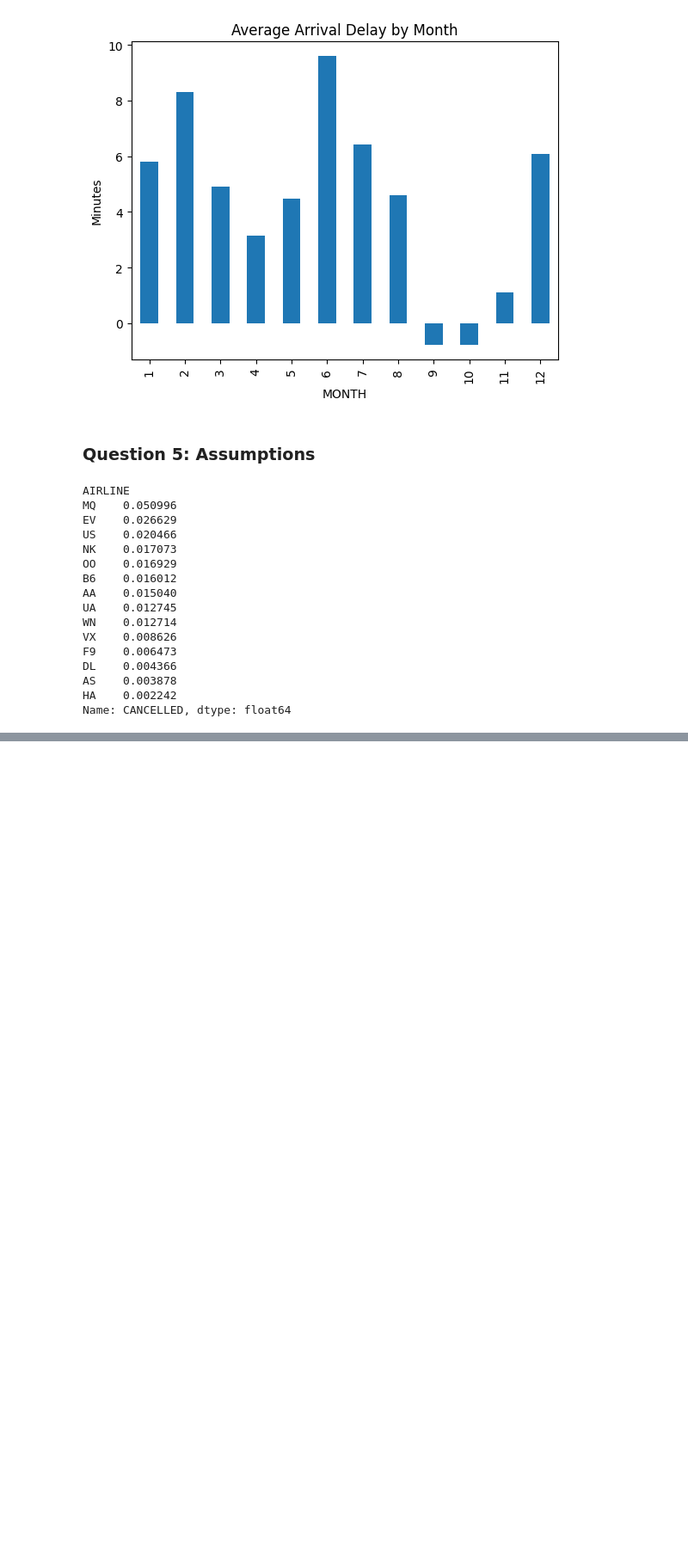
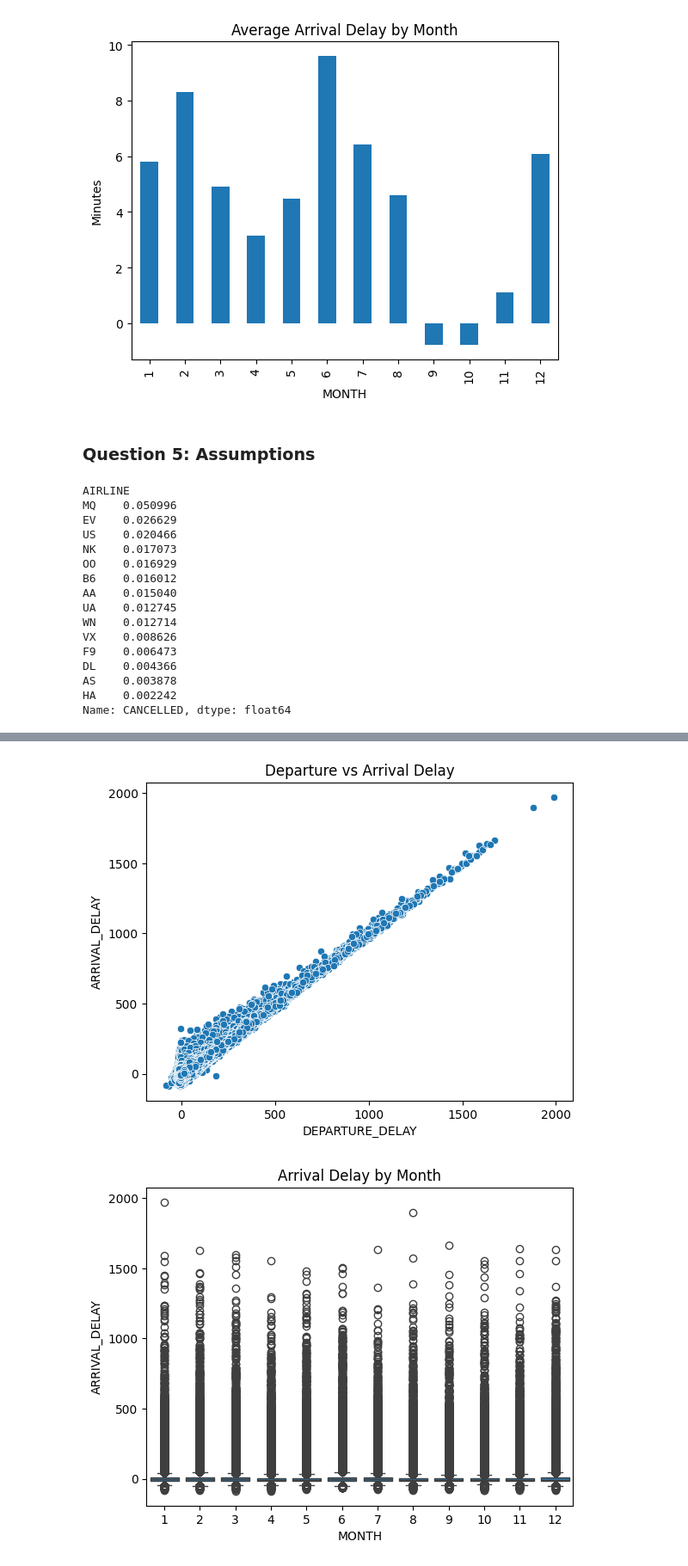
Before and after one commit to jpmendez42/GraduateSchool, a Jupyter notebook: Graduate School/Data Mining/Module 6/Exercise 6.ipynb, the cells around one changed output, grey strips where cells are left out. Shown: that part at 86% size. Cells and saved outputs as stored; diff of their text form; code cells hidden in the pictures; blank space fills up the shorter version.

```diff
--- a/Graduate School/Data Mining/Module 6/Exercise 6.ipynb
+++ b/Graduate School/Data Mining/Module 6/Exercise 6.ipynb
@@ -145,0 +203,11 @@ plt.xlabel("Arrival Delay (minutes)")
+# %%
+sns.scatterplot(data=df, x='DEPARTURE_DELAY', y='ARRIVAL_DELAY')
+plt.title("Departure vs Arrival Delay")
+plt.show()
+
+sns.boxplot(data=df, x='MONTH', y='ARRIVAL_DELAY')
+plt.title("Arrival Delay by Month")
+plt.show()
+# %% [output]
+[figure, added]
+[figure, added]
```
Also changed, not shown: parts of 8 cells of this notebook.
